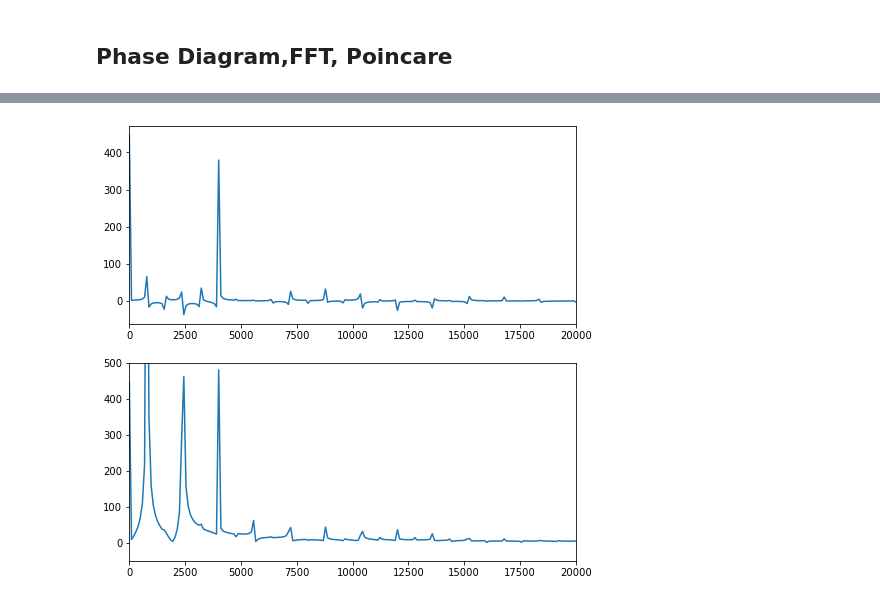
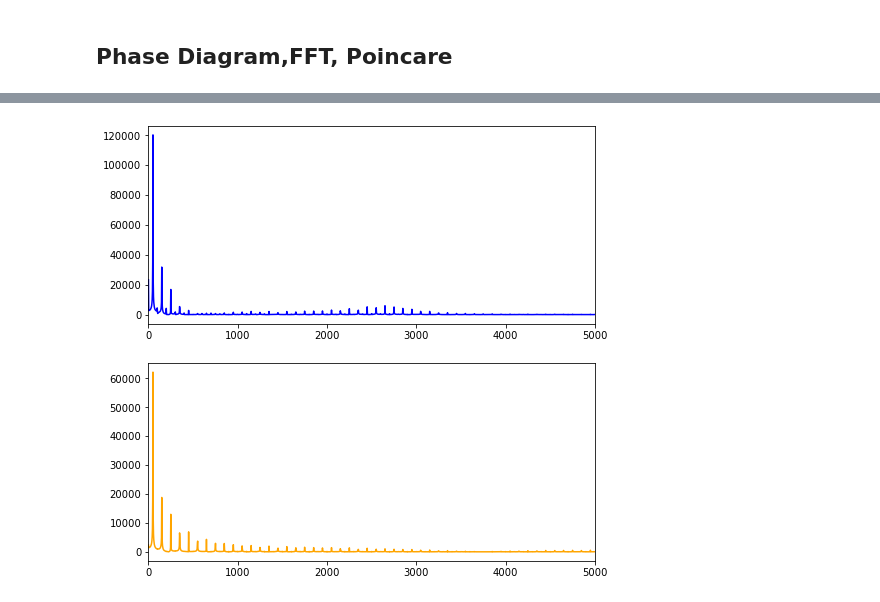
Before and after one commit to Chwanhee/Metrology, a Jupyter notebook: Report_2/Chaos_Analysis.ipynb, the cells around one changed output, grey strips where cells are left out. Saved outputs shown, nothing was run; the diff lists cells and outputs as text; code cells hidden in the pictures.

```diff
--- a/Report_2/Chaos_Analysis.ipynb
+++ b/Report_2/Chaos_Analysis.ipynb
@@ -24,9 +24,10 @@ import pandas as pd
 # %% [markdown]
 ## Data Reaeding
 # %%
-data = pd.read_csv("C:/users/cosin/chaos-osc.csv")
-time = data['T']
-X = data['Ch1']
-Y = data['Ch2']
-print(X[1])
+data = pd.read_csv("C:/users/cosin/quasi2.csv")
+time = data['TIME']
+X = data['CH1']
+Y = data['CH2']
+Z = data ['CH3']
+print(Z[1])
 # %% [output]
@@ -57,32 +86,30 @@ plt.savefig('chaos-phase.png')
 # %%
 F=3.5
 f=800
 
 x=X.to_numpy()
 y=Y.to_numpy()
 
 Xf = fft.fft(x)
 Yf = fft.fft(y)
 
-samp = len(X)
-tau = time[1]-time[0] # time interval
+samp = len(x)
+tau = 3.2e-7 # time interval
 
 freq = fft.fftfreq(len(x), tau)
 
 fig = plt.figure(figsize=(8,8))
 grid = gs.GridSpec(2,1,wspace=0.1,)
 
 axs1 = plt.subplot(grid[0,0])
 axs2 = plt.subplot(grid[1,0])
 
-axs1.set_xlim(left=0, right=20000, emit=True, auto=False)
-axs2.set_xlim(left=0, right=20000, emit=True, auto=False)
+axs1.set_xlim(left=0, right=5000, emit=True, auto=False)
+axs2.set_xlim(left=0, right=5000, emit=True, auto=False)
 
-axs2.set_ylim(bottom=-50, top=500, emit=True, auto=False)
-
-axs1.plot(freq[freq>=0], Xf[freq>=0])
-axs2.plot(freq[freq>=0], np.abs(Xf)[freq>=0])
+axs1.plot(freq[freq>=0], np.abs(Yf)[freq>=0], color='blue')
+axs2.plot(freq[freq>=0], np.abs(Xf)[freq>=0], color='orange')
 
 plt.savefig('chaos-fft.png')
 # %% [output]
-[figure, old version]
+[figure, new version]
```
Also changed, not shown: parts of 4 cells of this notebook.
